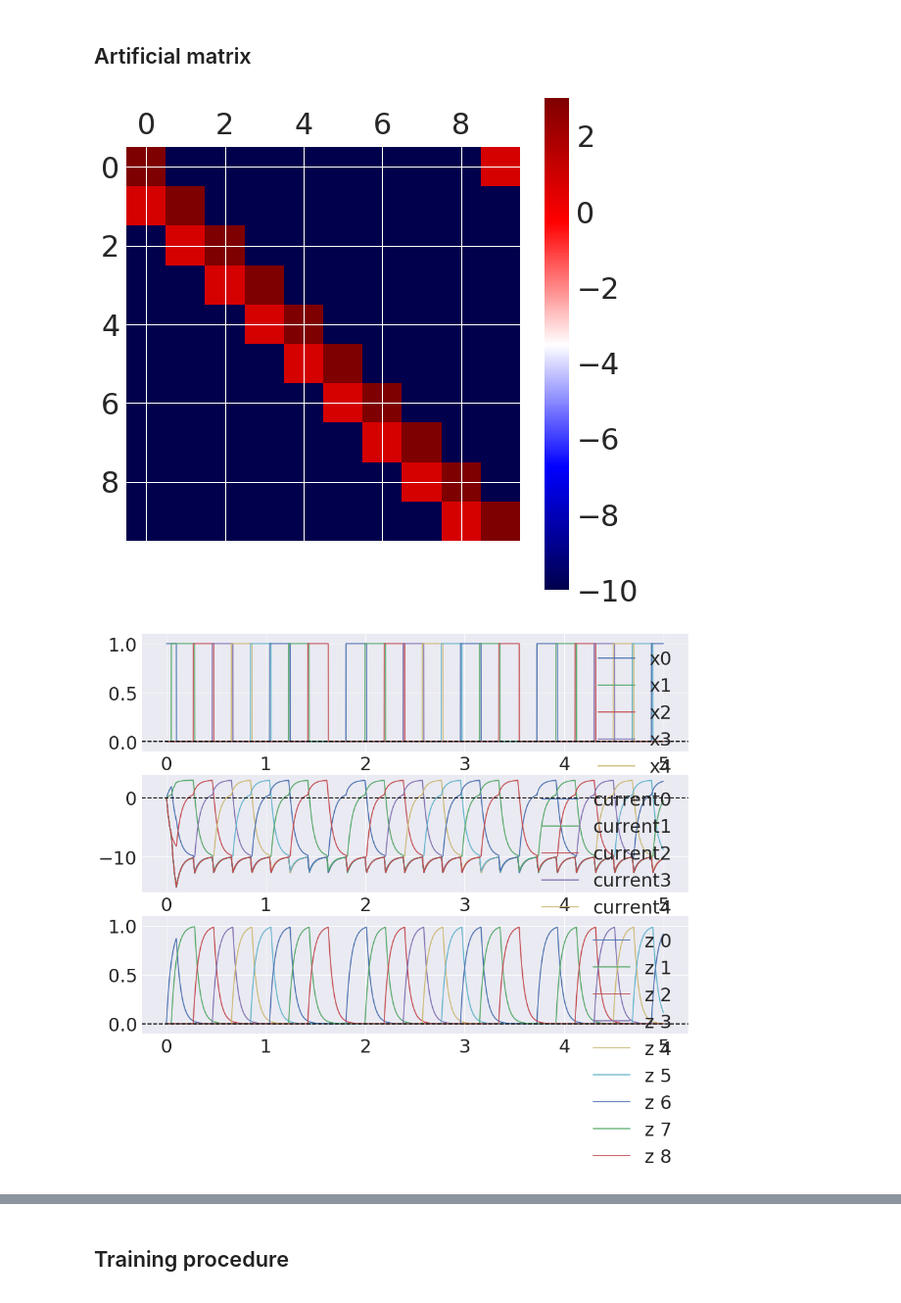
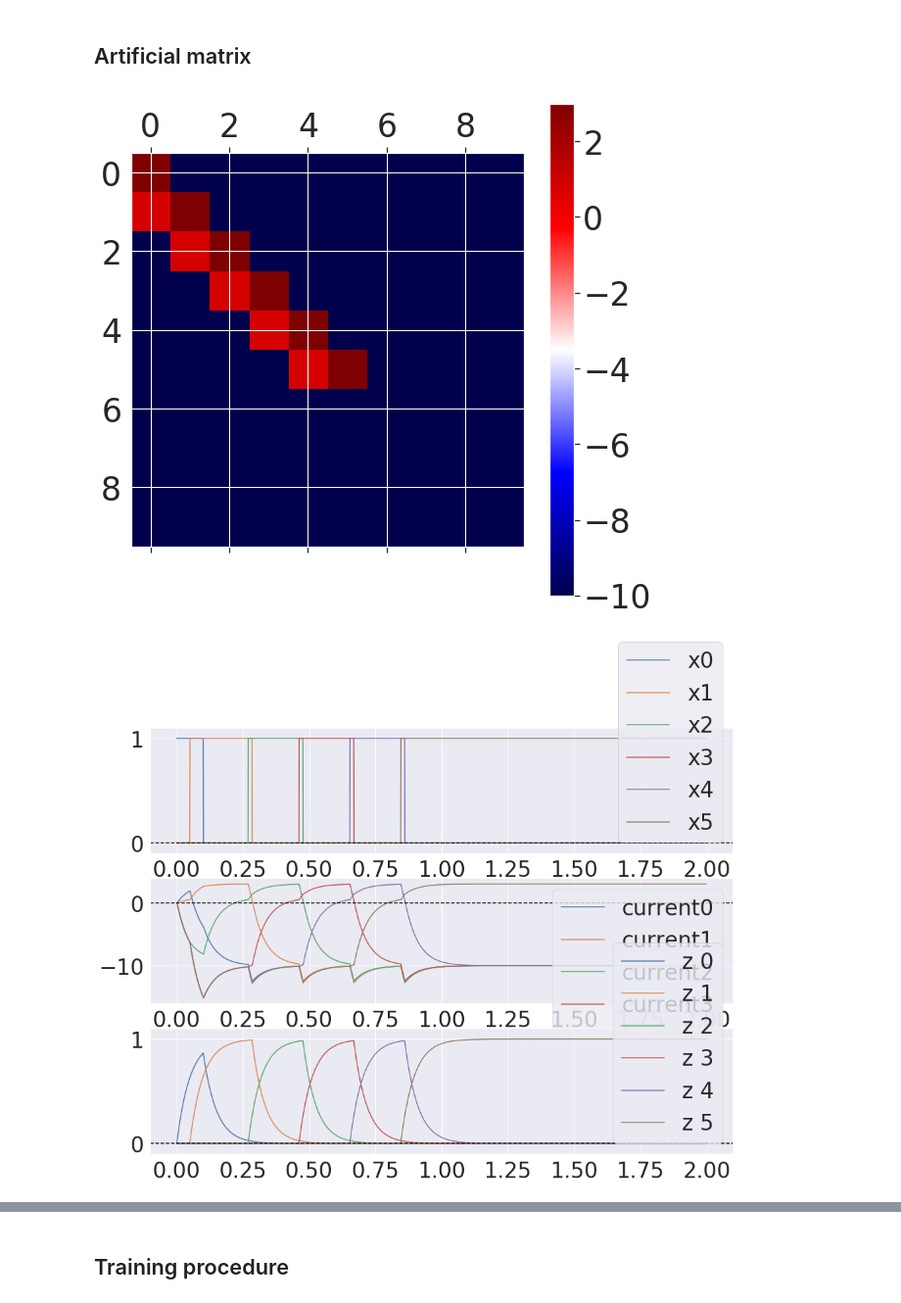
Before and after one commit to h-mayorquin/firing_rate_sequences, a Jupyter notebook: notebooks/2017-11-25(Working example II).ipynb, the cells around one changed output, grey strips where cells are left out. Shown: that part at 98% size. Drawn from its saved outputs; the diff is of its cells as text; code cells hidden in the pictures.

```diff
--- a/notebooks/2017-11-25(Working example II).ipynb
+++ b/notebooks/2017-11-25(Working example II).ipynb
@@ -23,7 +26,7 @@ from analysis import time_t1, time_t2, time_t1_local, time_t2_local, time_t2_com
 ## Artificial matrix
 # %%
 N = 10
-sequences = [[0, 1, 2, 3, 4, 5, 6, 7, 8, 9, 0]]
+sequences = [[0, 1, 2, 3, 4, 5]]
 self_excitation = 3.0
 transition = 0.8
 inhibition = 10.0
@@ -33,7 +36,7 @@ tau_z = 0.050
 
 G = 100.0
 tau_m = 0.010
-T = 5.0
+T = 2.0
 I_cue = 0
 T_cue = 0.100
 dt = 0.001
@@ -45,34 +48,34 @@ dic = run_network_recall_limit(N, w, G, threshold, tau_m, tau_z, T, dt, I_cue, T
 plt.matshow(w, cmap='seismic')
 plt.colorbar();
 # %% [output]
-[figure, old version]
+[figure, new version]
 # %%
 time = np.arange(0, T, dt)
 x_history = dic['x']
 z_history = dic['z']
 current_history = dic['current']
 
 fig = plt.figure(figsize=(16, 12))
 ax1 = fig.add_subplot(311)
 ax2 = fig.add_subplot(312)
 ax3 = fig.add_subplot(313)
 
-patterns = [0, 1, 2, 3, 4, 5, 6, 7, 8]
+patterns = [0, 1, 2, 3, 4, 5]
 # patterns = sequence
 for pattern in patterns:
     ax1.plot(time, x_history[:, pattern], label='x' + str(pattern))
     ax2.plot(time, current_history[:, pattern], label='current' + str(pattern))
     ax3.plot(time, z_history[:, pattern], label='z ' + str(pattern))
 
 ax1.axhline(0, ls='--', color='black')
 ax1.legend();
 ax1.set_ylim([-0.1, 1.1])
 ax3.set_ylim([-0.1, 1.1])
 
 ax2.axhline(0, ls='--', color='black')
 ax2.legend();
 
 ax3.axhline(0, ls='--', color='black')
 ax3.legend();
 # %% [output]
-[figure, old version]
+[figure, new version]
```
Also changed, not shown: parts of 21 cells of this notebook, 9 other files.
